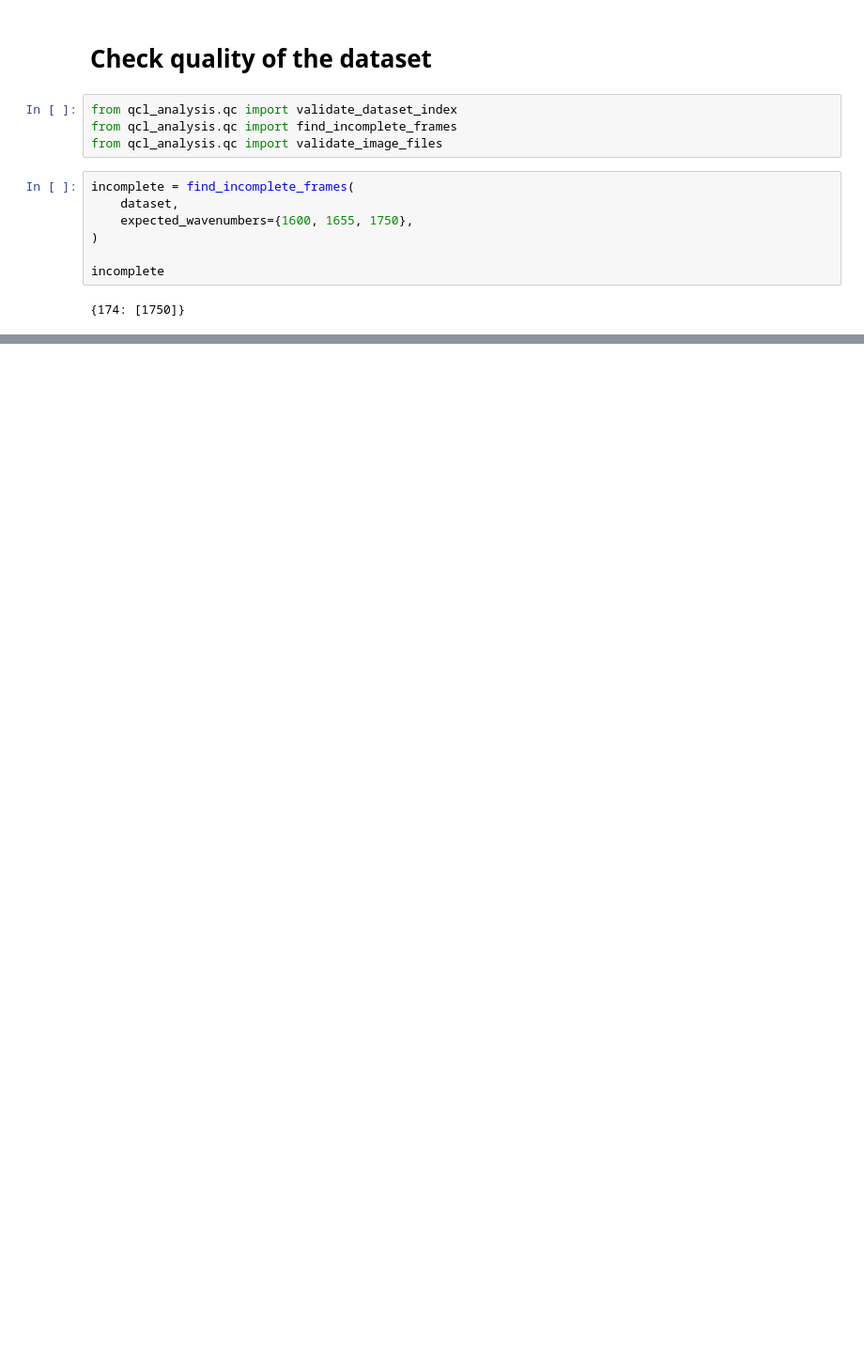
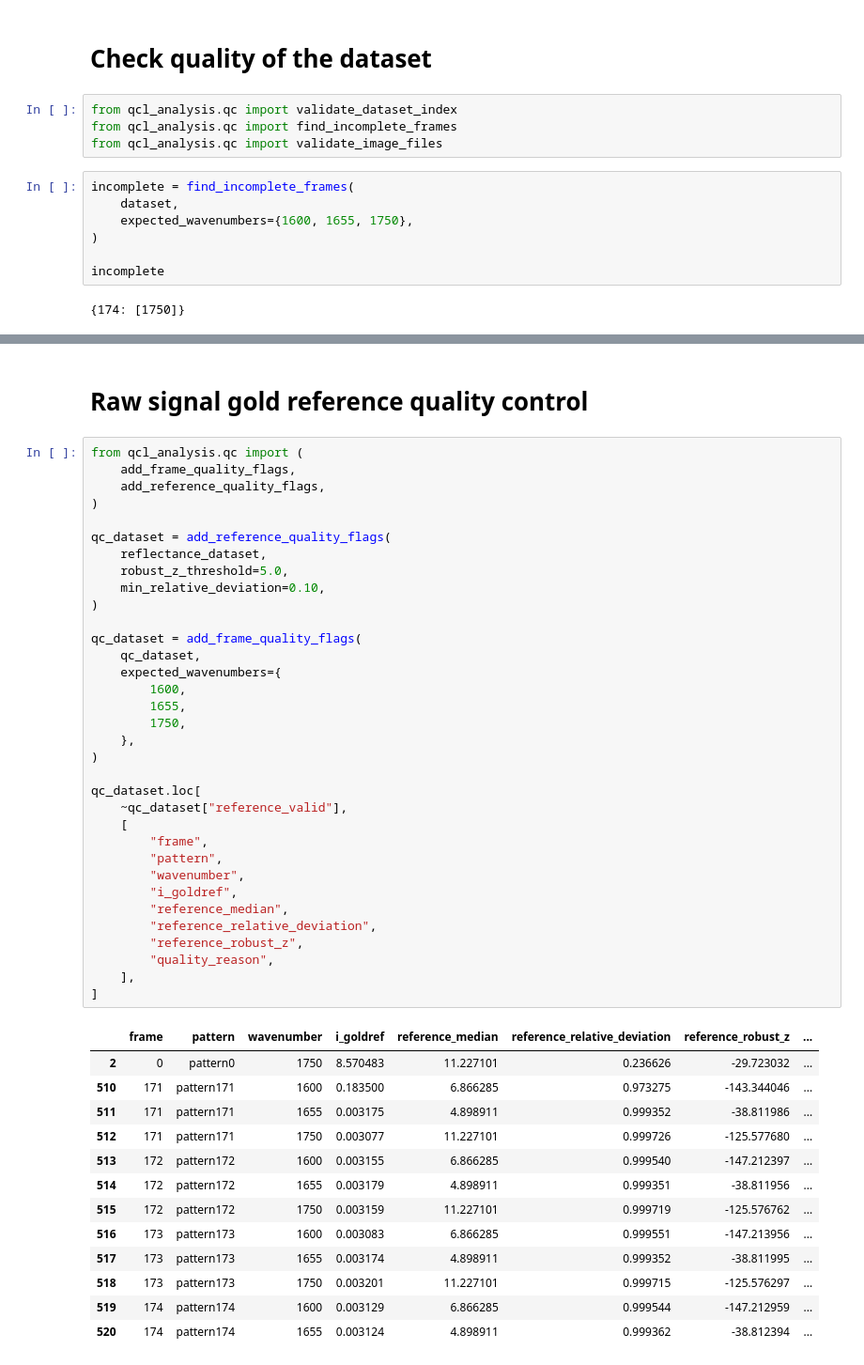
Before and after one commit to jiangyuxin682/qcl-image-analysis, a Jupyter notebook: notebooks/01_inspect_single_image.ipynb, the cells around one changed output, grey strips where cells are left out. Shown at 94% size. Saved outputs shown, nothing was run; the diff lists cells and outputs as text; blank space fills up the shorter version.

```diff
--- a/notebooks/01_inspect_single_image.ipynb
+++ b/notebooks/01_inspect_single_image.ipynb
@@ -110,0 +171,50 @@ incomplete
+# %% [markdown]
+# Raw signal gold reference quality control
+# %%
+from qcl_analysis.qc import (
+    add_frame_quality_flags,
+    add_reference_quality_flags,
+)
+
+qc_dataset = add_reference_quality_flags(
+    reflectance_dataset,
+    robust_z_threshold=5.0,
+    min_relative_deviation=0.10,
+)
+
+qc_dataset = add_frame_quality_flags(
+    qc_dataset,
+    expected_wavenumbers={
+        1600,
+        1655,
+        1750,
+    },
+)
+
+qc_dataset.loc[
+    ~qc_dataset["reference_valid"],
+    [
+        "frame",
+        "pattern",
+        "wavenumber",
+        "i_goldref",
+        "reference_median",
+        "reference_relative_deviation",
+        "reference_robust_z",
+        "quality_reason",
+    ],
+]
+# %% [output]
+|  | frame | pattern | wavenumber | i_goldref | reference_median | reference_relative_deviation | reference_robust_z | ... |
+| 2 | 0 | pattern0 | 1750 | 8.570483 | 11.227101 | 0.236626 | -29.723032 | ... |
+| 510 | 171 | pattern171 | 1600 | 0.183500 | 6.866285 | 0.973275 | -143.344046 | ... |
+| 511 | 171 | pattern171 | 1655 | 0.003175 | 4.898911 | 0.999352 | -38.811986 | ... |
+| 512 | 171 | pattern171 | 1750 | 0.003077 | 11.227101 | 0.999726 | -125.577680 | ... |
+| 513 | 172 | pattern172 | 1600 | 0.003155 | 6.866285 | 0.999540 | -147.212397 | ... |
+| 514 | 172 | pattern172 | 1655 | 0.003179 | 4.898911 | 0.999351 | -38.811956 | ... |
+| 515 | 172 | pattern172 | 1750 | 0.003159 | 11.227101 | 0.999719 | -125.576762 | ... |
+| 516 | 173 | pattern173 | 1600 | 0.003083 | 6.866285 | 0.999551 | -147.213956 | ... |
+| 517 | 173 | pattern173 | 1655 | 0.003174 | 4.898911 | 0.999352 | -38.811995 | ... |
+| 518 | 173 | pattern173 | 1750 | 0.003201 | 11.227101 | 0.999715 | -125.576297 | ... |
+| 519 | 174 | pattern174 | 1600 | 0.003129 | 6.866285 | 0.999544 | -147.212959 | ... |
+| 520 | 174 | pattern174 | 1655 | 0.003124 | 4.898911 | 0.999362 | -38.812394 | ... |
```
Also changed, not shown: parts of 11 cells of this notebook, 7 other files.
